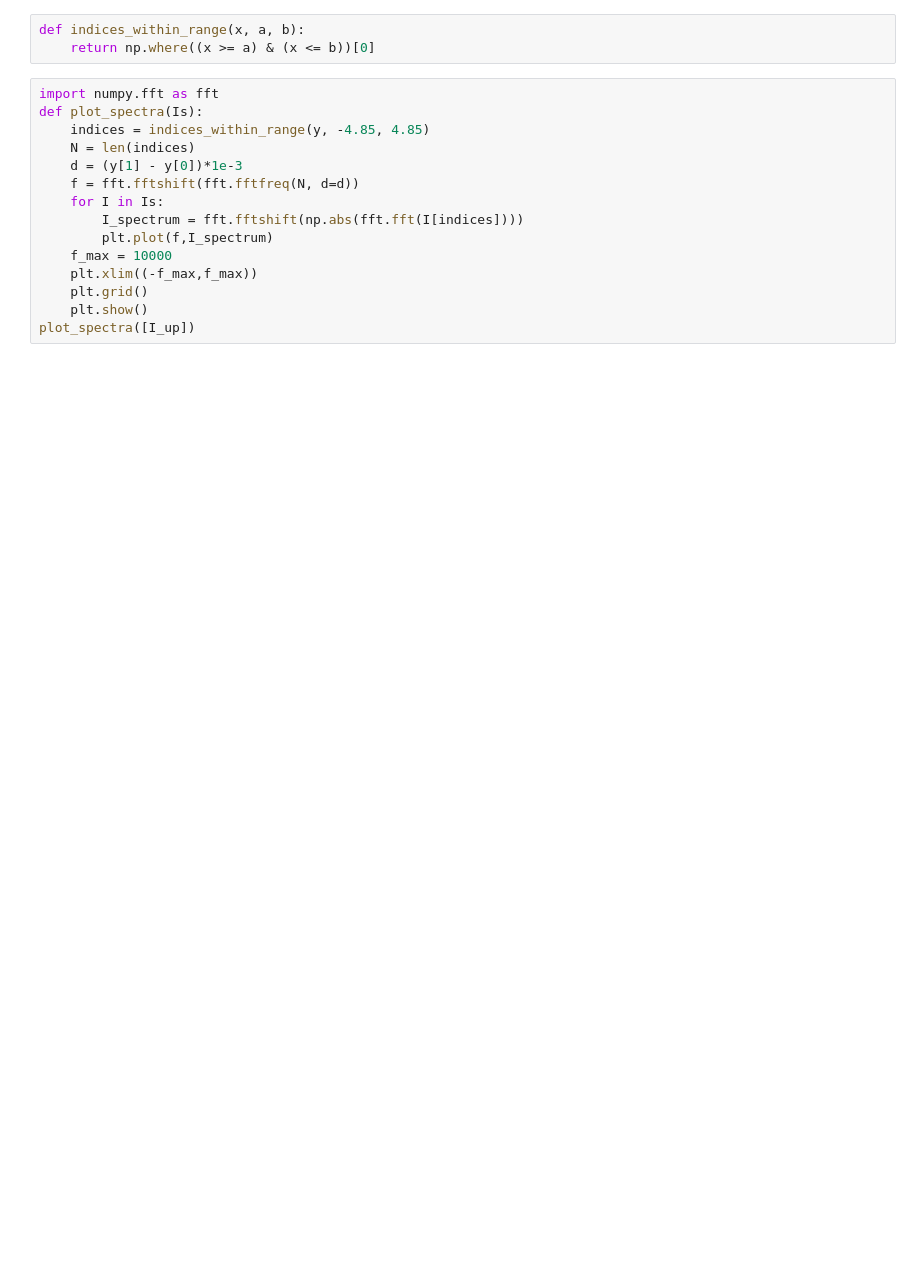
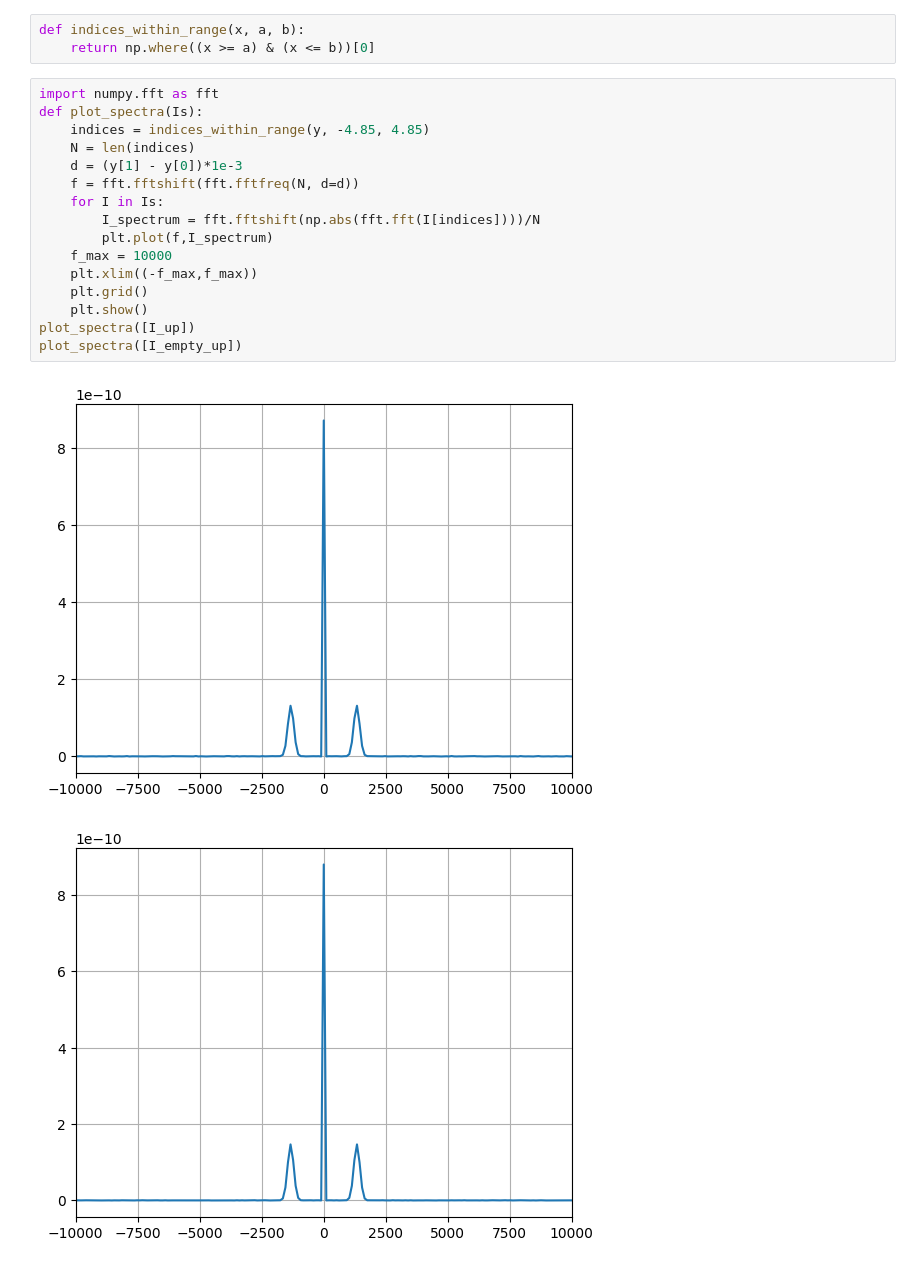
Before and after one commit to McStasMcXtrace/semsans, a Jupyter notebook: semsans-fit-dark-field.ipynb, the cells around one changed output. Drawn from its saved outputs; the diff is of its cells as text; blank space fills up the shorter version.

```diff
--- a/semsans-fit-dark-field.ipynb
+++ b/semsans-fit-dark-field.ipynb
@@ -56,18 +63,22 @@ def indices_within_range(x, a, b):
 # %%
 import numpy.fft as fft
 def plot_spectra(Is):
     indices = indices_within_range(y, -4.85, 4.85)
     N = len(indices)
     d = (y[1] - y[0])*1e-3
     f = fft.fftshift(fft.fftfreq(N, d=d))
     for I in Is:
-        I_spectrum = fft.fftshift(np.abs(fft.fft(I[indices])))
+        I_spectrum = fft.fftshift(np.abs(fft.fft(I[indices])))/N
         plt.plot(f,I_spectrum)
     f_max = 10000
     plt.xlim((-f_max,f_max))
     plt.grid()
     plt.show()
 plot_spectra([I_up])
+plot_spectra([I_empty_up])
+# %% [output]
+[figure, added]
+[figure, added]
 # %%
 
 plot_spectra([I_up, I_down, I_empty_up, I_empty_down])
```
Also changed, not shown: parts of 5 cells of this notebook, 2 other files.
